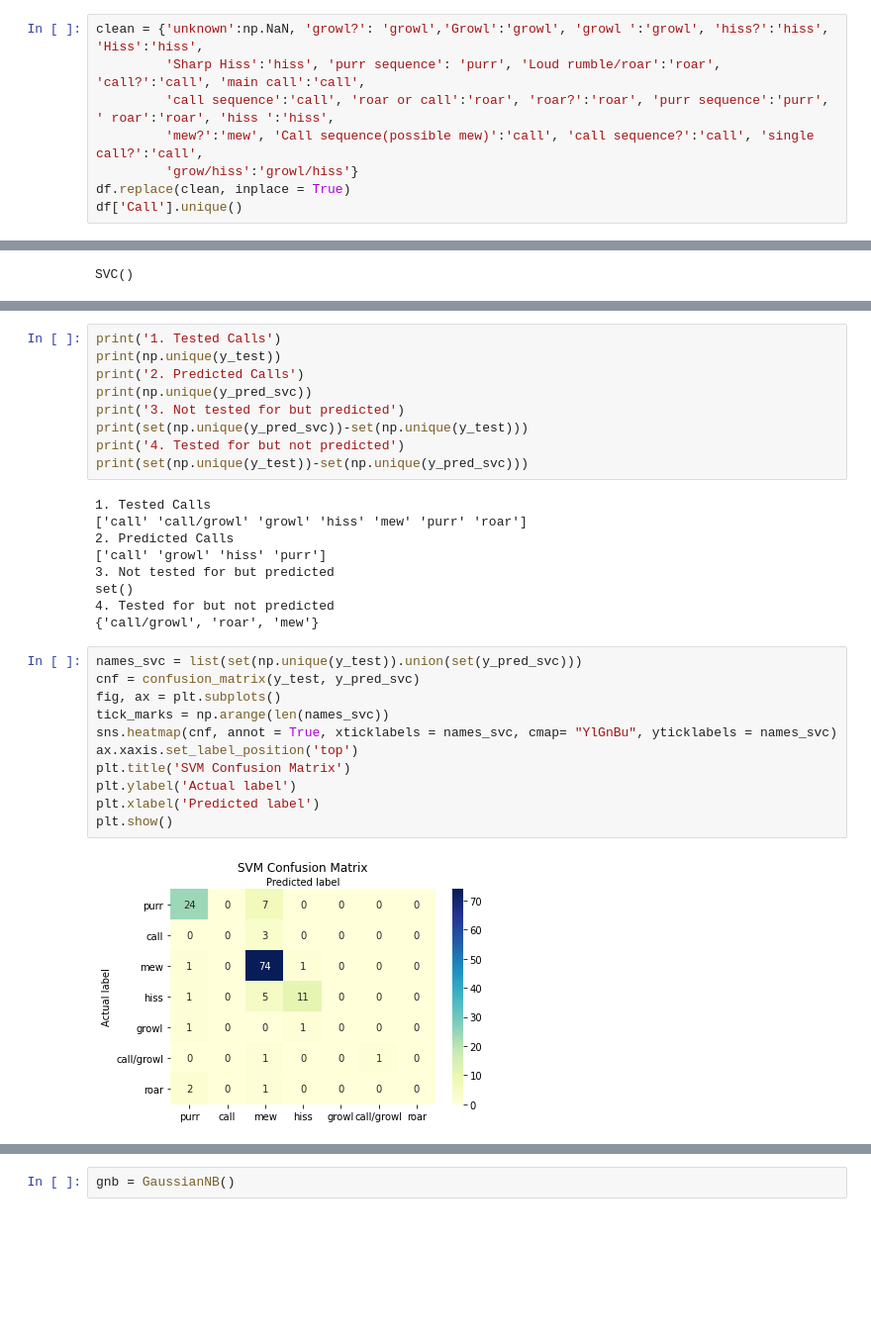
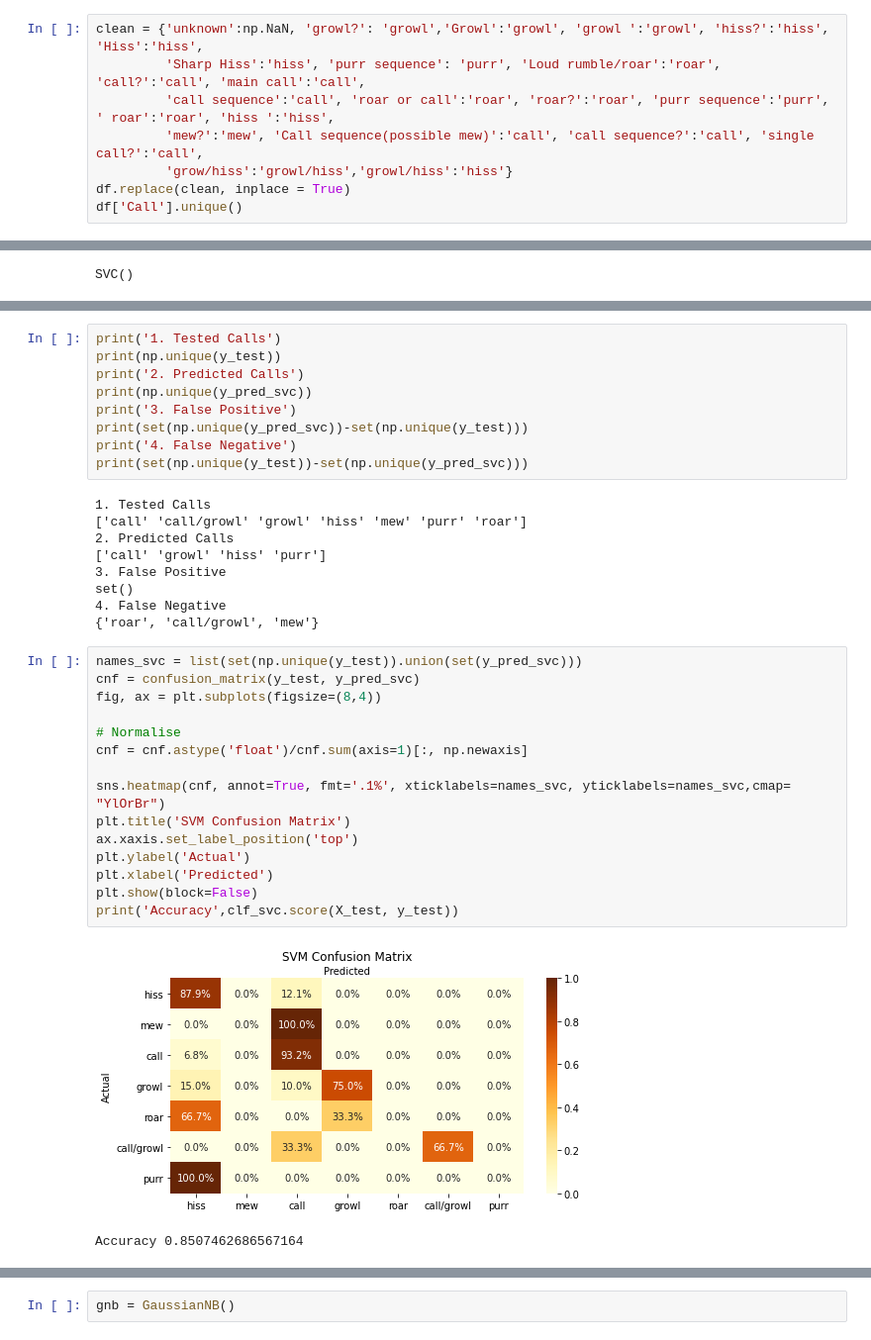
Before and after one commit to kexantus/felidetect, a Jupyter notebook: Feature Cleaning and First Models.ipynb, the cells around one changed output, grey strips where cells are left out. Shown at 99% size. Drawn from its saved outputs; the diff is of its cells as text; blank space fills up the shorter version.

```diff
--- a/Feature Cleaning and First Models.ipynb
+++ b/Feature Cleaning and First Models.ipynb
@@ -72,7 +90,7 @@ clean = {'unknown':np.NaN, 'growl?': 'growl','Growl':'growl', 'growl ':'growl',
          'Sharp Hiss':'hiss', 'purr sequence': 'purr', 'Loud rumble/roar':'roar', 'call?':'call', 'main call':'call',
          'call sequence':'call', 'roar or call':'roar', 'roar?':'roar', 'purr sequence':'purr', ' roar':'roar', 'hiss ':'hiss',
          'mew?':'mew', 'Call sequence(possible mew)':'call', 'call sequence?':'call', 'single call?':'call',
-         'grow/hiss':'growl/hiss'}
+         'grow/hiss':'growl/hiss','growl/hiss':'hiss'}
 df.replace(clean, inplace = True)
 df['Call'].unique()
 # %% [output]
@@ -268,29 +344,34 @@ print('1. Tested Calls')
 print(np.unique(y_test))
 print('2. Predicted Calls')
 print(np.unique(y_pred_svc))
-print('3. Not tested for but predicted')
+print('3. False Positive')
 print(set(np.unique(y_pred_svc))-set(np.unique(y_test)))
-print('4. Tested for but not predicted')
+print('4. False Negative')
 print(set(np.unique(y_test))-set(np.unique(y_pred_svc)))
 # %% [output]
 1. Tested Calls
 ['call' 'call/growl' 'growl' 'hiss' 'mew' 'purr' 'roar']
 2. Predicted Calls
 ['call' 'growl' 'hiss' 'purr']
-3. Not tested for but predicted
+3. False Positive
 set()
-4. Tested for but not predicted
-{'call/growl', 'roar', 'mew'}
+4. False Negative
+{'roar', 'call/growl', 'mew'}
 # %%
 names_svc = list(set(np.unique(y_test)).union(set(y_pred_svc)))
 cnf = confusion_matrix(y_test, y_pred_svc)
-fig, ax = plt.subplots()
-tick_marks = np.arange(len(names_svc))
-sns.heatmap(cnf, annot = True, xticklabels = names_svc, cmap= "YlGnBu", yticklabels = names_svc)
+fig, ax = plt.subplots(figsize=(8,4))
+
+# Normalise
+cnf = cnf.astype('float')/cnf.sum(axis=1)[:, np.newaxis]
+
+sns.heatmap(cnf, annot=True, fmt='.1%', xticklabels=names_svc, yticklabels=names_svc,cmap= "YlOrBr")
+plt.title('SVM Confusion Matrix')
 ax.xaxis.set_label_position('top')
-plt.title('SVM Confusion Matrix')
-plt.ylabel('Actual label')
-plt.xlabel('Predicted label')
-plt.show()
+plt.ylabel('Actual')
+plt.xlabel('Predicted')
+plt.show(block=False)
+print('Accuracy',clf_svc.score(X_test, y_test))
 # %% [output]
-[figure, old version]
+[figure, new version]
+Accuracy 0.8507462686567164
```
Also changed, not shown: parts of 62 cells of this notebook.
